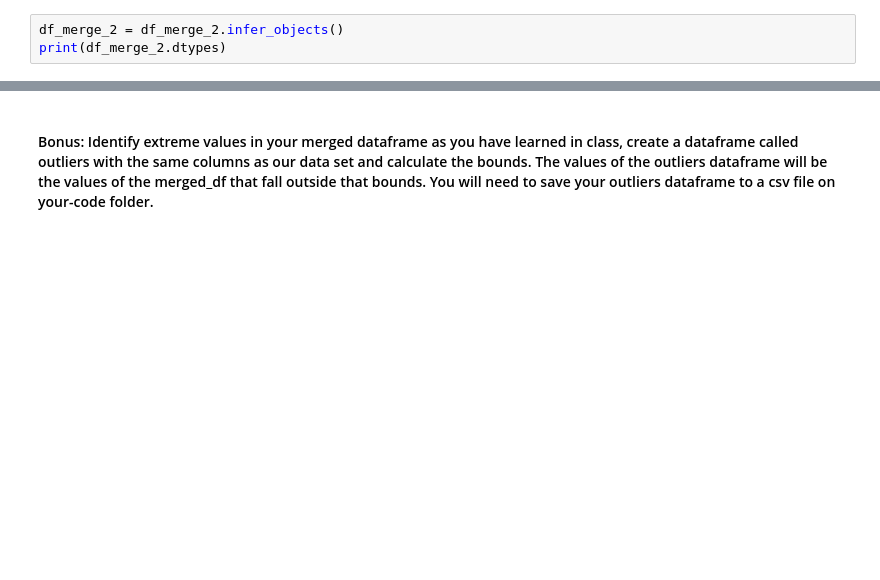
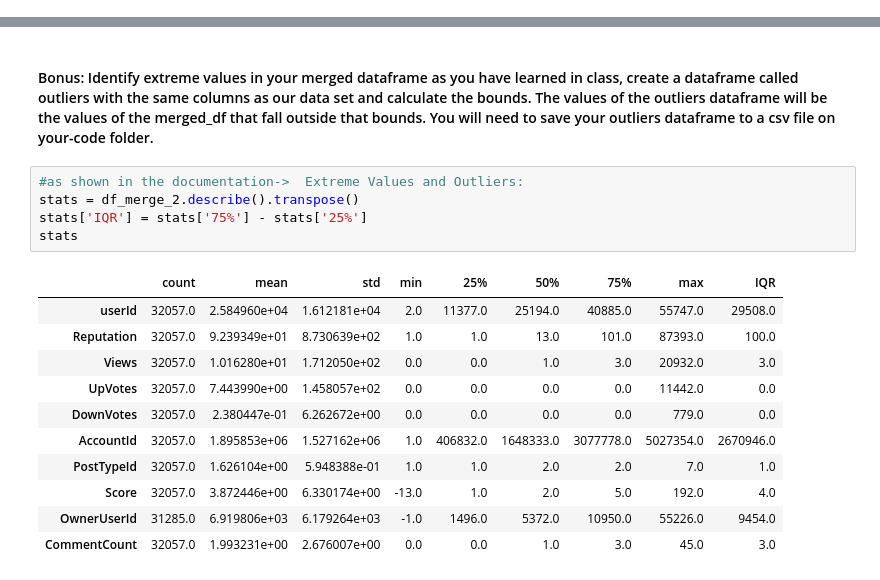
Before and after one commit to herreradelduque/dataptmad1019, a Jupyter notebook: module-1/lab-data_cleaning/your-code/main.ipynb, the cells around one changed output, grey strips where cells are left out. Cells and saved outputs as stored; diff of their text form; blank space fills up the shorter version.

```diff
--- a/module-1/lab-data_cleaning/your-code/main.ipynb
+++ b/module-1/lab-data_cleaning/your-code/main.ipynb
@@ -191,6 +191,3 @@ len(df_merge_2.columns)
 16
 # %% [markdown]
 #### 11. Adjust the data types in order to avoid future issues. Which ones should be changed?
-# %%
-df_merge_2 = df_merge_2.infer_objects()
-print(df_merge_2.dtypes)
@@ -215,2 +223,19 @@ dtype: object
 # %% [markdown]
 #### Bonus: Identify extreme values in your merged dataframe as you have learned in class, create a dataframe called outliers with the same columns as our data set and calculate the bounds. The values of the outliers dataframe will be the values of the merged_df that fall outside that bounds. You will need to save your outliers dataframe to a csv file on your-code folder.
+# %%
+#as shown in the documentation->  Extreme Values and Outliers:
+stats = df_merge_2.describe().transpose()
+stats['IQR'] = stats['75%'] - stats['25%']
+stats
+# %% [output]
+|  | count | mean | std | min | 25% | 50% | 75% | max | IQR |
+| userId | 32057.0 | 2.584960e+04 | 1.612181e+04 | 2.0 | 11377.0 | 25194.0 | 40885.0 | 55747.0 | 29508.0 |
+| Reputation | 32057.0 | 9.239349e+01 | 8.730639e+02 | 1.0 | 1.0 | 13.0 | 101.0 | 87393.0 | 100.0 |
+| Views | 32057.0 | 1.016280e+01 | 1.712050e+02 | 0.0 | 0.0 | 1.0 | 3.0 | 20932.0 | 3.0 |
+| UpVotes | 32057.0 | 7.443990e+00 | 1.458057e+02 | 0.0 | 0.0 | 0.0 | 0.0 | 11442.0 | 0.0 |
+| DownVotes | 32057.0 | 2.380447e-01 | 6.262672e+00 | 0.0 | 0.0 | 0.0 | 0.0 | 779.0 | 0.0 |
+| AccountId | 32057.0 | 1.895853e+06 | 1.527162e+06 | 1.0 | 406832.0 | 1648333.0 | 3077778.0 | 5027354.0 | 2670946.0 |
+| PostTypeId | 32057.0 | 1.626104e+00 | 5.948388e-01 | 1.0 | 1.0 | 2.0 | 2.0 | 7.0 | 1.0 |
+| Score | 32057.0 | 3.872446e+00 | 6.330174e+00 | -13.0 | 1.0 | 2.0 | 5.0 | 192.0 | 4.0 |
+| OwnerUserId | 31285.0 | 6.919806e+03 | 6.179264e+03 | -1.0 | 1496.0 | 5372.0 | 10950.0 | 55226.0 | 9454.0 |
+| CommentCount | 32057.0 | 1.993231e+00 | 2.676007e+00 | 0.0 | 0.0 | 1.0 | 3.0 | 45.0 | 3.0 |
```
Also changed, not shown: parts of 2 cells of this notebook.
